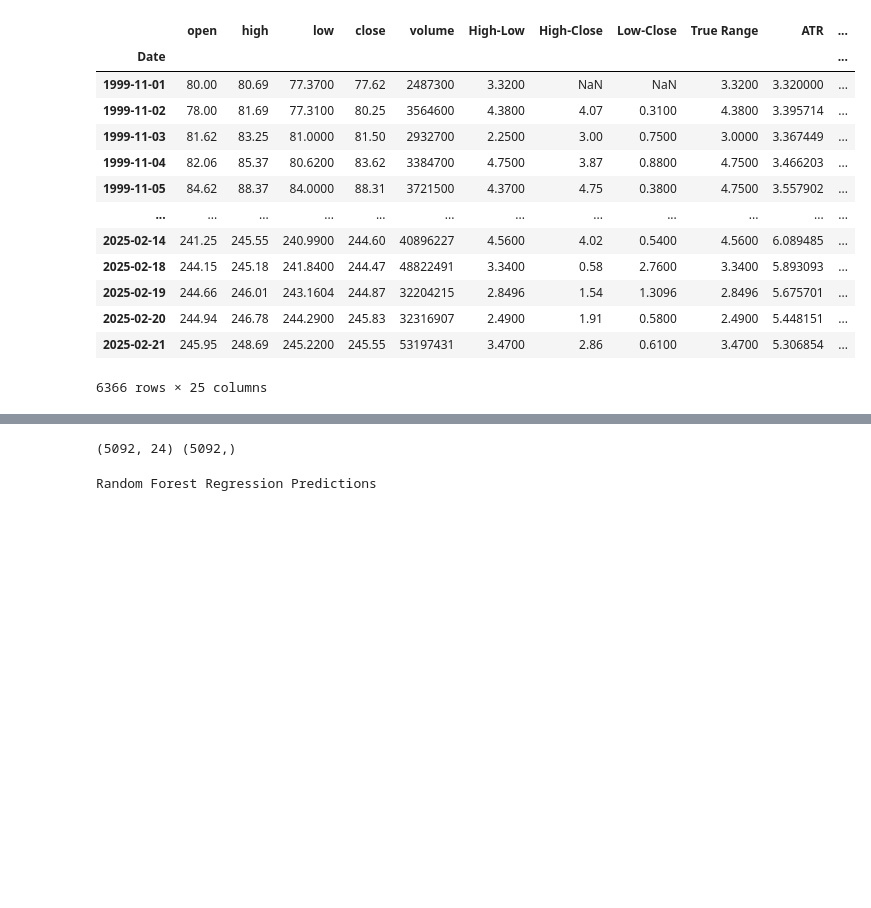
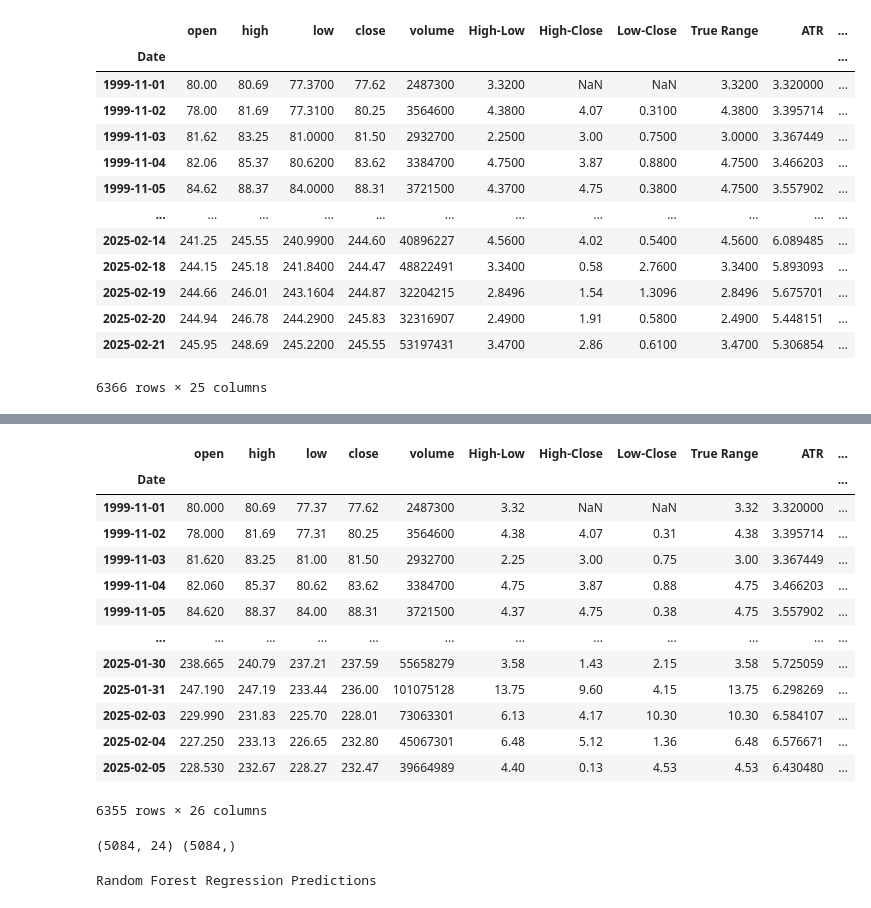
Before and after one commit to Matt-J-Dong/APDS-Project, a Jupyter notebook: regression-models/random_forest_regression.ipynb, the cells around one changed output, grey strips where cells are left out. Drawn from its saved outputs; the diff is of its cells as text; code cells hidden in the pictures; blank space fills up the shorter version.

```diff
--- a/regression-models/random_forest_regression.ipynb
+++ b/regression-models/random_forest_regression.ipynb
@@ -30,7 +51,32 @@ df
+# %%
+# Remove the last n days to test for next n day prediction
+n = 10 # days
+last_n_rows_df = df.tail(n)
+
+# Store the remaining DataFrame without the last n rows
+df = df.iloc[:-n]
+# %%
+# Dataframe after removing the last n day data
+df
+# %% [output]
+|  | open | high | low | close | volume | High-Low | High-Close | Low-Close | True Range | ATR | ... |
+| Date |  |  |  |  |  |  |  |  |  |  | ... |
+| 1999-11-01 | 80.000 | 80.69 | 77.37 | 77.62 | 2487300 | 3.32 | NaN | NaN | 3.32 | 3.320000 | ... |
+| 1999-11-02 | 78.000 | 81.69 | 77.31 | 80.25 | 3564600 | 4.38 | 4.07 | 0.31 | 4.38 | 3.395714 | ... |
+| 1999-11-03 | 81.620 | 83.25 | 81.00 | 81.50 | 2932700 | 2.25 | 3.00 | 0.75 | 3.00 | 3.367449 | ... |
+| 1999-11-04 | 82.060 | 85.37 | 80.62 | 83.62 | 3384700 | 4.75 | 3.87 | 0.88 | 4.75 | 3.466203 | ... |
+| 1999-11-05 | 84.620 | 88.37 | 84.00 | 88.31 | 3721500 | 4.37 | 4.75 | 0.38 | 4.75 | 3.557902 | ... |
+| ... | ... | ... | ... | ... | ... | ... | ... | ... | ... | ... | ... |
+| 2025-01-30 | 238.665 | 240.79 | 237.21 | 237.59 | 55658279 | 3.58 | 1.43 | 2.15 | 3.58 | 5.725059 | ... |
+| 2025-01-31 | 247.190 | 247.19 | 233.44 | 236.00 | 101075128 | 13.75 | 9.60 | 4.15 | 13.75 | 6.298269 | ... |
+| 2025-02-03 | 229.990 | 231.83 | 225.70 | 228.01 | 73063301 | 6.13 | 4.17 | 10.30 | 10.30 | 6.584107 | ... |
+| 2025-02-04 | 227.250 | 233.13 | 226.65 | 232.80 | 45067301 | 6.48 | 5.12 | 1.36 | 6.48 | 6.576671 | ... |
+| 2025-02-05 | 228.530 | 232.67 | 228.27 | 232.47 | 39664989 | 4.40 | 0.13 | 4.53 | 4.53 | 6.430480 | ... |
+6355 rows × 26 columns
 # %%
 # Features (!'close') and target ('close')
-X = df.drop(columns=['close'])
-y = df['close']
+X = df.drop(columns=['close', 'close_shifted'])
+y = df['close_shifted']
 
 # split data into train/test sets
 X_train, X_test, y_train, y_test = train_test_split(X, y, test_size=0.2, random_state=42)
@@ -38,7 +84,7 @@ X_train, X_test, y_train, y_test = train_test_split(X, y, test_size=0.2, random_
 # 24 features
 print(X_train.shape, y_train.shape)
 # %% [output]
-(5092, 24) (5092,)
+(5084, 24) (5084,)
 # %%
 # Random Forest Regressor
 # params:
```
Also changed, not shown: parts of 4 cells of this notebook, 5 other files.
